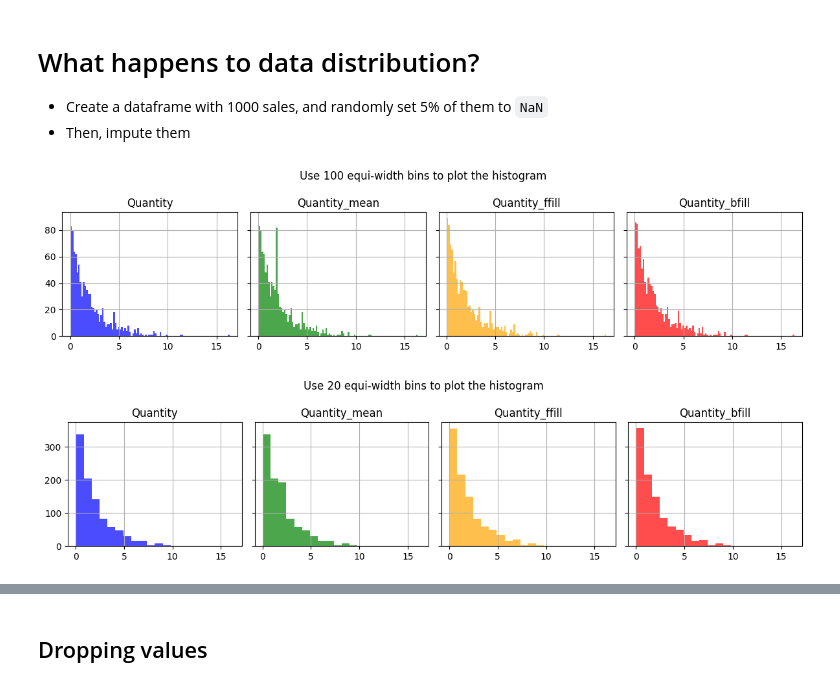
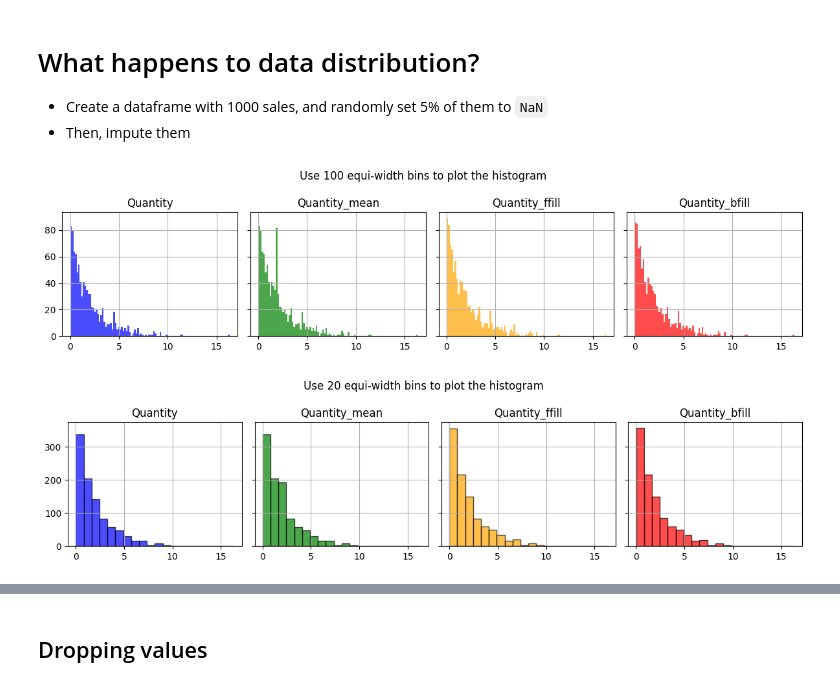
Before and after one commit to w4bo/AA2425-unibo-mldm, a Jupyter notebook: slides/lab-03-datapreparation.ipynb, the cells around one changed output, grey strips where cells are left out. Saved outputs shown, nothing was run; the diff lists cells and outputs as text; code cells hidden in the pictures.

```diff
--- a/slides/lab-03-datapreparation.ipynb
+++ b/slides/lab-03-datapreparation.ipynb
@@ -137,23 +137,23 @@ imputed_df.describe()
 # %%
 #| echo: false
 
 for bins in [100, 20]:
     np.random.seed(42)  # for reproducibility
     sales_data = np.random.exponential(scale=2, size=1000)  # exponential data for left skewness
     imputed_df = pd.DataFrame({'Quantity': sales_data})  # create the dataframe
     nan_indices = np.random.choice(imputed_df.index, size=int(0.05 * len(imputed_df)), replace=False)  # set 5% of quantities to NaN
     imputed_df.loc[nan_indices, 'Quantity'] = np.nan
     imputed_df['Quantity_mean'] = imputed_df['Quantity'].fillna(imputed_df['Quantity'].mean())  # mean imputation
     imputed_df['Quantity_ffill'] = imputed_df['Quantity'].bfill()  # bfill imputation
     imputed_df['Quantity_bfill'] = imputed_df['Quantity'].ffill()  # ffill imputation
     fig, axs = plt.subplots(1, 4, figsize=(12, 3), sharex=True, sharey=True)  # plot histograms for original and imputed data
     for i, (title, color) in enumerate([('Quantity', 'blue'), ('Quantity_mean', 'green'), ('Quantity_ffill', 'orange'), ('Quantity_bfill', 'red')]):
         axs[i].set_title(title)
-        axs[i].hist(imputed_df[title], bins=bins, color=color, alpha=0.7)
+        axs[i].hist(imputed_df[title], bins=bins, color=color, alpha=0.7, edgecolor='black' if bins < 50 else None)
         axs[i].grid()
     fig.suptitle(f"Use {bins} equi-width bins to plot the histogram")
     fig.tight_layout()
     fig.savefig(f"./img/datapreprocessing/imputation_{bins}.svg")
 # %% [output]
 [figure]
-[figure, old version]
+[figure, new version]
```
Also changed, not shown: parts of 2 cells of this notebook, 4 other files.
